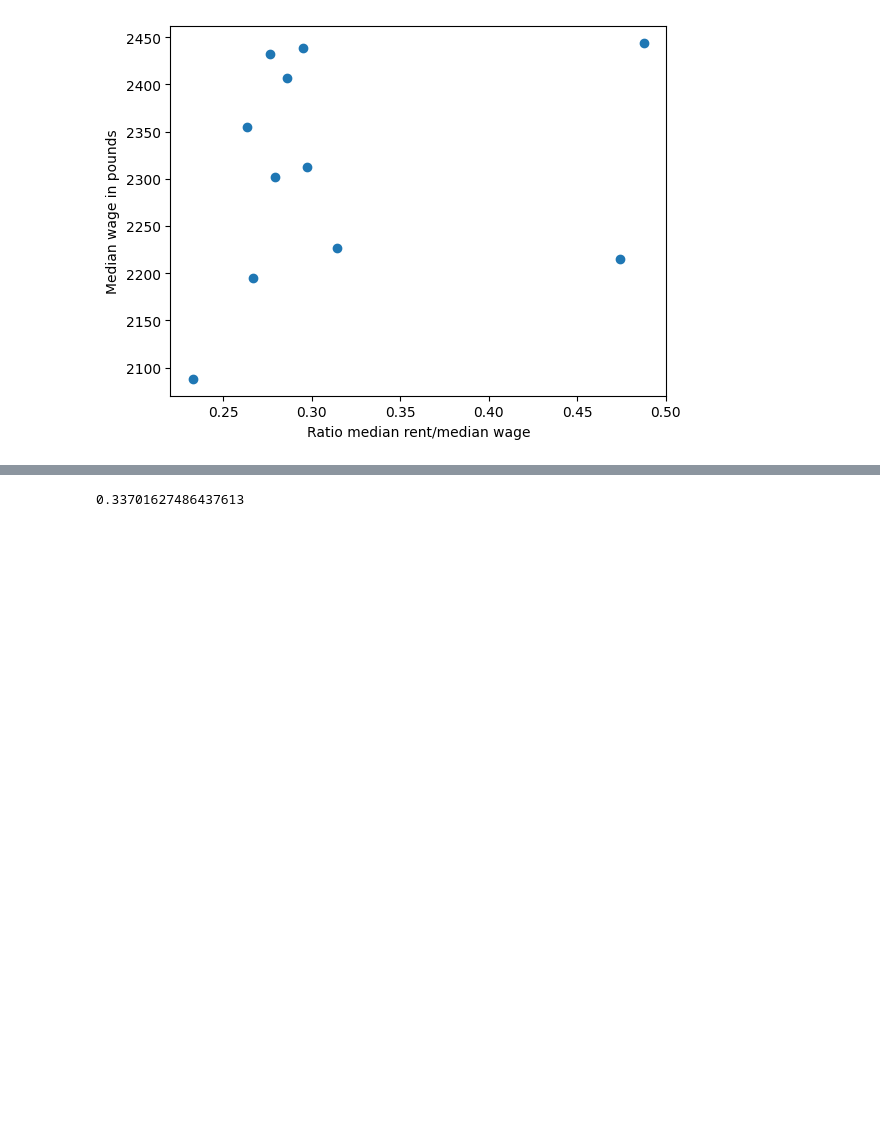
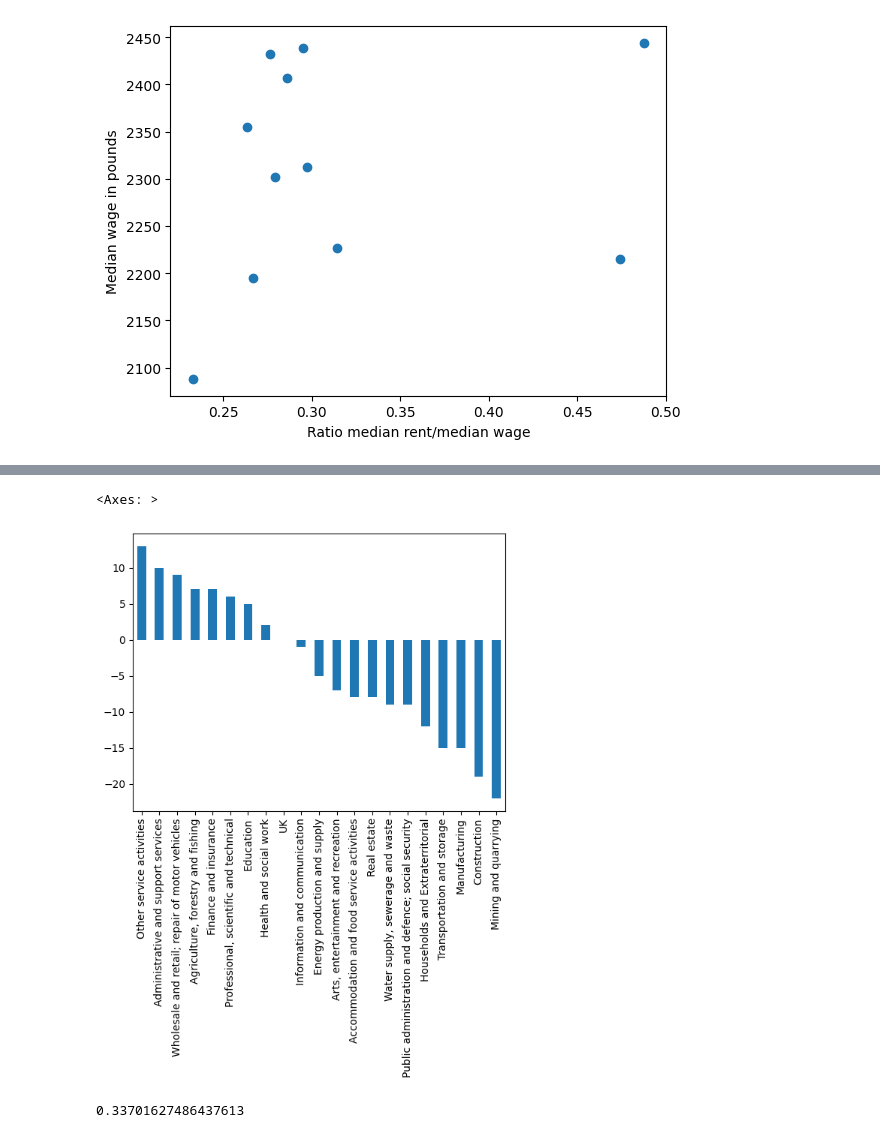
Before and after one commit to ManuelJua/aberdeen_data, a Jupyter notebook: ratio-w-r.ipynb, the cells around one changed output, grey strips where cells are left out. Cells and saved outputs as stored; diff of their text form; code cells hidden in the pictures; blank space fills up the shorter version.

```diff
--- a/ratio-w-r.ipynb
+++ b/ratio-w-r.ipynb
@@ -128,3 +145,9 @@ industry_wages.iloc[-1,:].sort_values().plot(kind='barh')
+# %%
+round(((industry_wages.iloc[-1,:]-industry_wages.iloc[0,:])/industry_wages.iloc[0,:]-0.45)*100
+,0).sort_values(ascending=False).plot(kind='bar')
+# %% [output]
+<Axes: >
+[figure, added]
 # %%
 #Dundee ratio
 dundee_wage=r4_wages['Dundee City'].iloc[-1]
```
Also changed, not shown: parts of 4 cells of this notebook, 2 other files.
